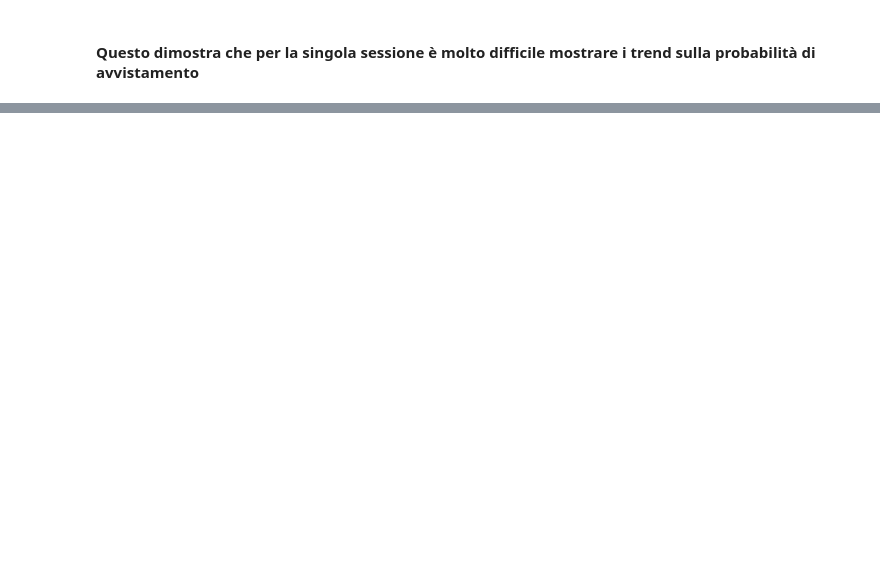
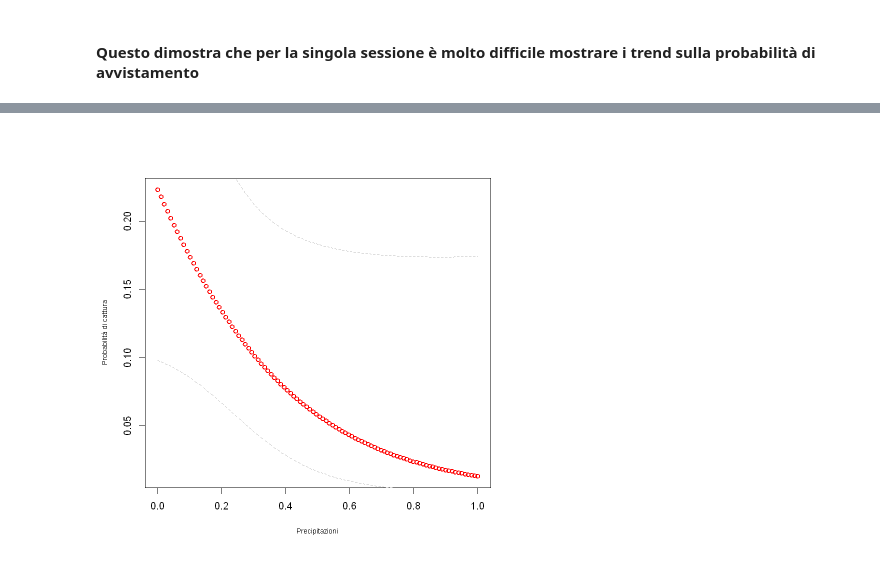
Before and after one commit to GabyOM/Chionomys-nivalis-analysis, a Jupyter notebook: 8.1. Analisi Best Model-Sessione-1.ipynb, the cells around one changed output, grey strips where cells are left out. Cells and saved outputs as stored; diff of their text form; code cells hidden in the pictures; blank space fills up the shorter version.

```diff
--- a/8.1. Analisi Best Model-Sessione-1.ipynb
+++ b/8.1. Analisi Best Model-Sessione-1.ipynb
@@ -218,2 +218,10 @@ with(Elambda_unscaled, {
 # %% [markdown]
 #### Questo dimostra che per la singola sessione è molto difficile mostrare i trend sulla probabilità di avvistamento
+# %%
+with(Elambda_unscaled, {
+    plot(orario, Predicted, xlab="Orario",
+        ylab="Probabilità di cattura",
+        cex.lab=0.7, lwd=2, col="grey")
+    lines(orario, upper, lty=2, col="grey")
+    lines(orario, lower,lty=2, col="grey" )
+})
@@ -219,0 +230,10 @@ with(Elambda_unscaled, {
+# %%
+with(Elambda_unscaled, {
+    plot(precip, Predicted, xlab="Precipitazioni",
+        ylab="Probabilità di cattura",
+        cex.lab=0.7, lwd=2, col="red")
+    lines(precip, upper, lty=2, col="grey")
+    lines(precip, lower,lty=2, col="grey" )
+})
+# %% [output]
+[figure, added]
```
Also changed, not shown: parts of 4 cells of this notebook.
